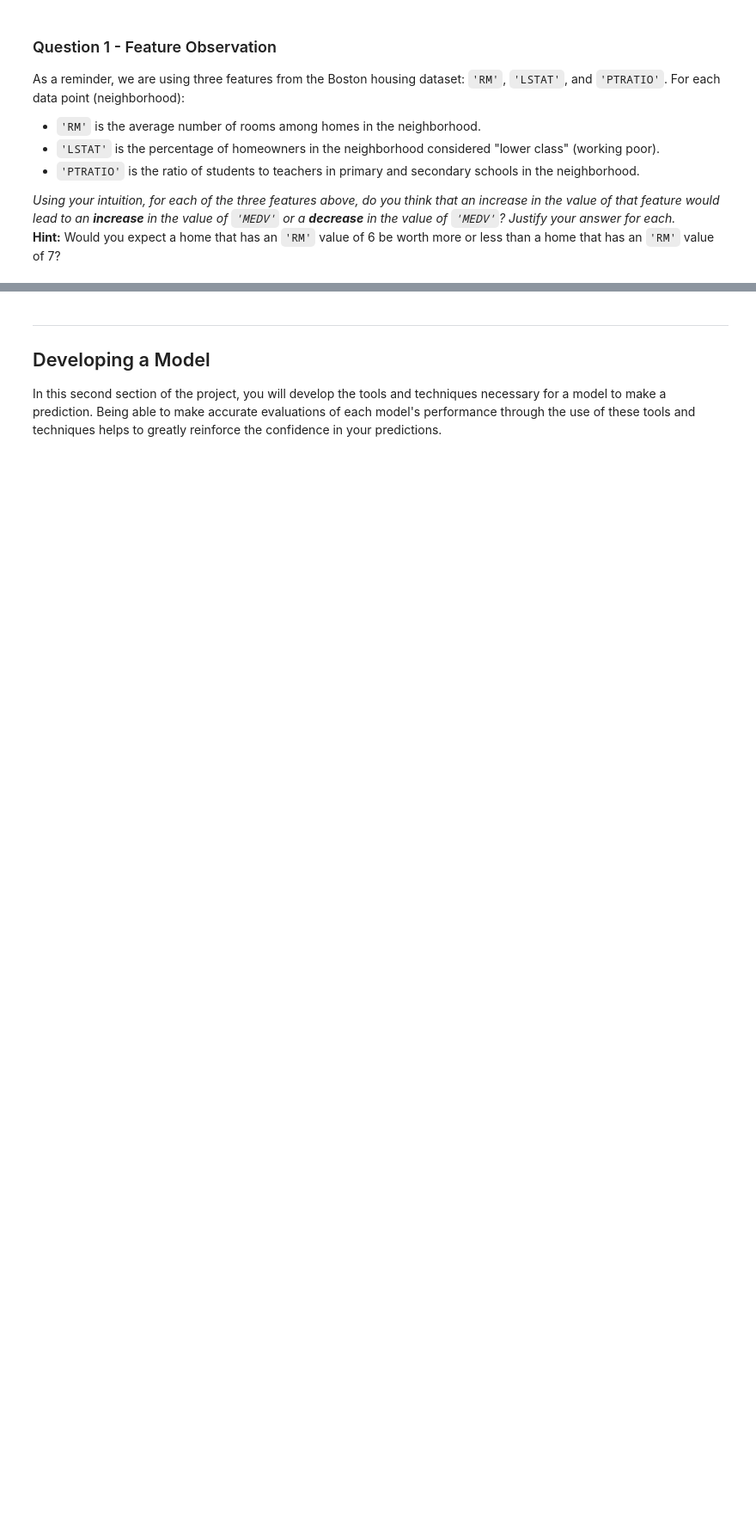
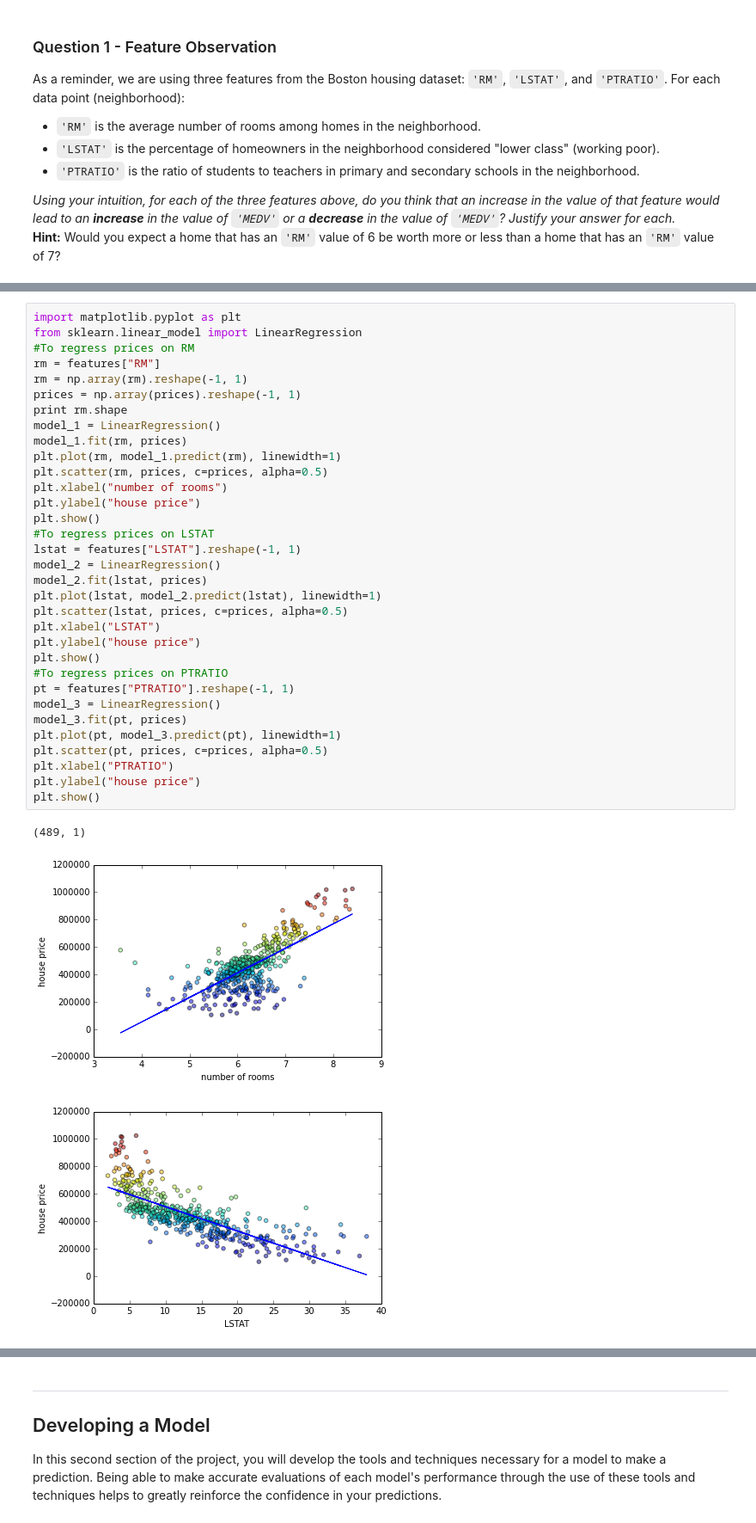
Before and after one commit to LiyuanLacfo/Udacity_Machine_Learning_Nano, a Jupyter notebook: P1/boston_housing.ipynb, the cells around one changed output, grey strips where cells are left out. Shown: that part at 86% size. Saved outputs shown, nothing was run; the diff lists cells and outputs as text; blank space fills up the shorter version.

```diff
--- a/P1/boston_housing.ipynb
+++ b/P1/boston_housing.ipynb
@@ -103,0 +104,37 @@ _Using your intuition, for each of the three features above, do you think that a
+# %%
+import matplotlib.pyplot as plt
+from sklearn.linear_model import LinearRegression
+#To regress prices on RM
+rm = features["RM"]
+rm = np.array(rm).reshape(-1, 1)
+prices = np.array(prices).reshape(-1, 1)
+print rm.shape
+model_1 = LinearRegression()
+model_1.fit(rm, prices)
+plt.plot(rm, model_1.predict(rm), linewidth=1)
+plt.scatter(rm, prices, c=prices, alpha=0.5)
+plt.xlabel("number of rooms")
+plt.ylabel("house price")
+plt.show()
+#To regress prices on LSTAT
+lstat = features["LSTAT"].reshape(-1, 1)
+model_2 = LinearRegression()
+model_2.fit(lstat, prices)
+plt.plot(lstat, model_2.predict(lstat), linewidth=1)
+plt.scatter(lstat, prices, c=prices, alpha=0.5)
+plt.xlabel("LSTAT")
+plt.ylabel("house price")
+plt.show()
+#To regress prices on PTRATIO
+pt = features["PTRATIO"].reshape(-1, 1)
+model_3 = LinearRegression()
+model_3.fit(pt, prices)
+plt.plot(pt, model_3.predict(pt), linewidth=1)
+plt.scatter(pt, prices, c=prices, alpha=0.5)
+plt.xlabel("PTRATIO")
+plt.ylabel("house price")
+plt.show()
+# %% [output]
+(489, 1)
+[figure, added]
+[figure, added]
```
Also changed, not shown: parts of 12 cells of this notebook, 1 other file.
